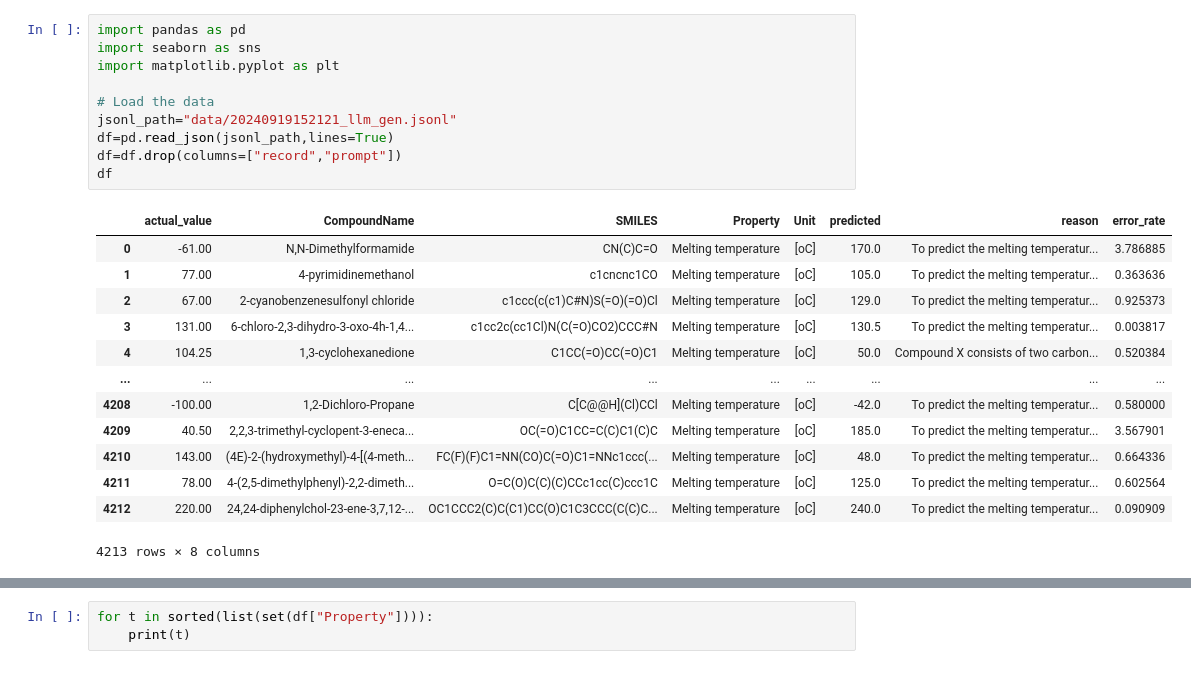
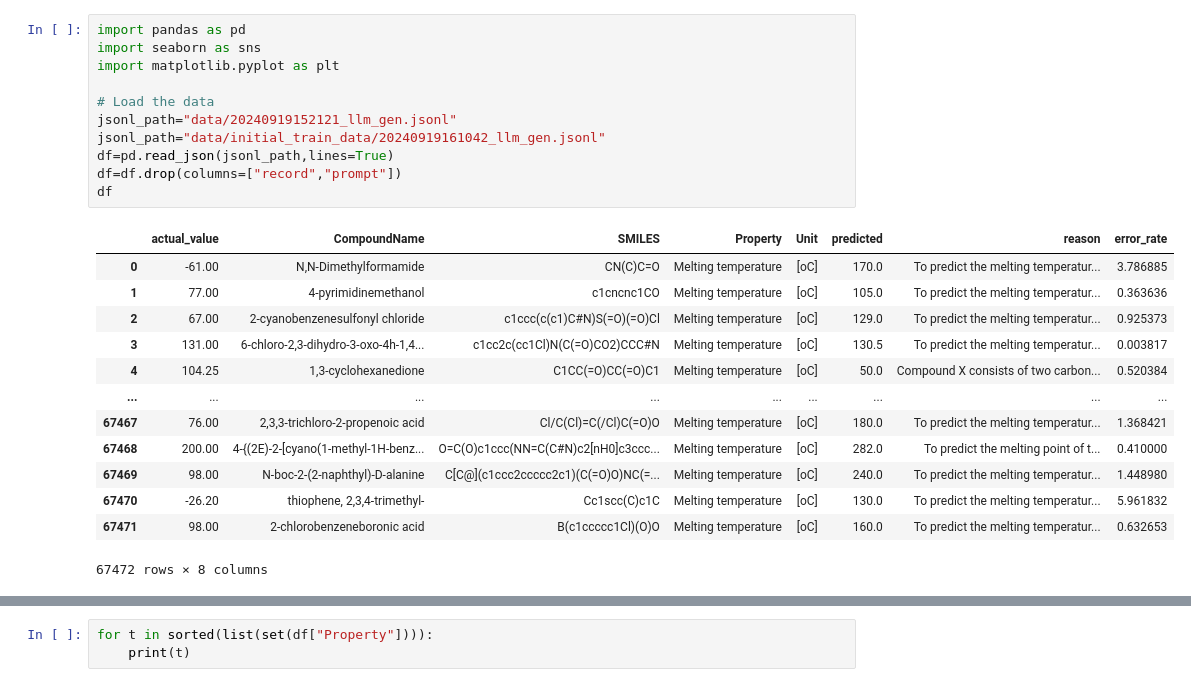
Before and after one commit to KanHatakeyama/self-chem-learn-llm, a Jupyter notebook: 0919meltingpoint/02analyze_initial_prediction.ipynb, the cells around one changed output, grey strips where cells are left out. Cells and saved outputs as stored; diff of their text form.

```diff
--- a/0919meltingpoint/02analyze_initial_prediction.ipynb
+++ b/0919meltingpoint/02analyze_initial_prediction.ipynb
@@ -1,27 +1,28 @@
 # %%
 import pandas as pd
 import seaborn as sns
 import matplotlib.pyplot as plt
 
 # Load the data
 jsonl_path="data/20240919152121_llm_gen.jsonl"
+jsonl_path="data/initial_train_data/20240919161042_llm_gen.jsonl"
 df=pd.read_json(jsonl_path,lines=True)
 df=df.drop(columns=["record","prompt"])
 df
 # %% [output]
 |  | actual_value | CompoundName | SMILES | Property | Unit | predicted | reason | error_rate |
 | 0 | -61.00 | N,N-Dimethylformamide | CN(C)C=O | Melting temperature | [oC] | 170.0 | To predict the melting temperatur... | 3.786885 |
 | 1 | 77.00 | 4-pyrimidinemethanol | c1cncnc1CO | Melting temperature | [oC] | 105.0 | To predict the melting temperatur... | 0.363636 |
 | 2 | 67.00 | 2-cyanobenzenesulfonyl chloride | c1ccc(c(c1)C#N)S(=O)(=O)Cl | Melting temperature | [oC] | 129.0 | To predict the melting temperatur... | 0.925373 |
 | 3 | 131.00 | 6-chloro-2,3-dihydro-3-oxo-4h-1,4... | c1cc2c(cc1Cl)N(C(=O)CO2)CCC#N | Melting temperature | [oC] | 130.5 | To predict the melting temperatur... | 0.003817 |
 | 4 | 104.25 | 1,3-cyclohexanedione | C1CC(=O)CC(=O)C1 | Melting temperature | [oC] | 50.0 | Compound X consists of two carbon... | 0.520384 |
 | ... | ... | ... | ... | ... | ... | ... | ... | ... |
-| 4208 | -100.00 | 1,2-Dichloro-Propane | C[C@@H](Cl)CCl | Melting temperature | [oC] | -42.0 | To predict the melting temperatur... | 0.580000 |
-| 4209 | 40.50 | 2,2,3-trimethyl-cyclopent-3-eneca... | OC(=O)C1CC=C(C)C1(C)C | Melting temperature | [oC] | 185.0 | To predict the melting temperatur... | 3.567901 |
-| 4210 | 143.00 | (4E)-2-(hydroxymethyl)-4-[(4-meth... | FC(F)(F)C1=NN(CO)C(=O)C1=NNc1ccc(... | Melting temperature | [oC] | 48.0 | To predict the melting temperatur... | 0.664336 |
-| 4211 | 78.00 | 4-(2,5-dimethylphenyl)-2,2-dimeth... | O=C(O)C(C)(C)CCc1cc(C)ccc1C | Melting temperature | [oC] | 125.0 | To predict the melting temperatur... | 0.602564 |
-| 4212 | 220.00 | 24,24-diphenylchol-23-ene-3,7,12-... | OC1CCC2(C)C(C1)CC(O)C1C3CCC(C(C)C... | Melting temperature | [oC] | 240.0 | To predict the melting temperatur... | 0.090909 |
+| 67467 | 76.00 | 2,3,3-trichloro-2-propenoic acid | Cl/C(Cl)=C(/Cl)C(=O)O | Melting temperature | [oC] | 180.0 | To predict the melting temperatur... | 1.368421 |
+| 67468 | 200.00 | 4-{(2E)-2-[cyano(1-methyl-1H-benz... | O=C(O)c1ccc(NN=C(C#N)c2[nH0]c3ccc... | Melting temperature | [oC] | 282.0 | To predict the melting point of t... | 0.410000 |
+| 67469 | 98.00 | N-boc-2-(2-naphthyl)-D-alanine | C[C@](c1ccc2ccccc2c1)(C(=O)O)NC(=... | Melting temperature | [oC] | 240.0 | To predict the melting temperatur... | 1.448980 |
+| 67470 | -26.20 | thiophene, 2,3,4-trimethyl- | Cc1scc(C)c1C | Melting temperature | [oC] | 130.0 | To predict the melting temperatur... | 5.961832 |
+| 67471 | 98.00 | 2-chlorobenzeneboronic acid | B(c1ccccc1Cl)(O)O | Melting temperature | [oC] | 160.0 | To predict the melting temperatur... | 0.632653 |
-4213 rows × 8 columns
+67472 rows × 8 columns
 # %%
 plt.figure(figsize=(15, 5))
 sns.histplot(df[df["error_rate"]<2], x="error_rate", hue="Property", multiple="stack",
```
Also changed, not shown: parts of 2 cells of this notebook, 1 other file.
